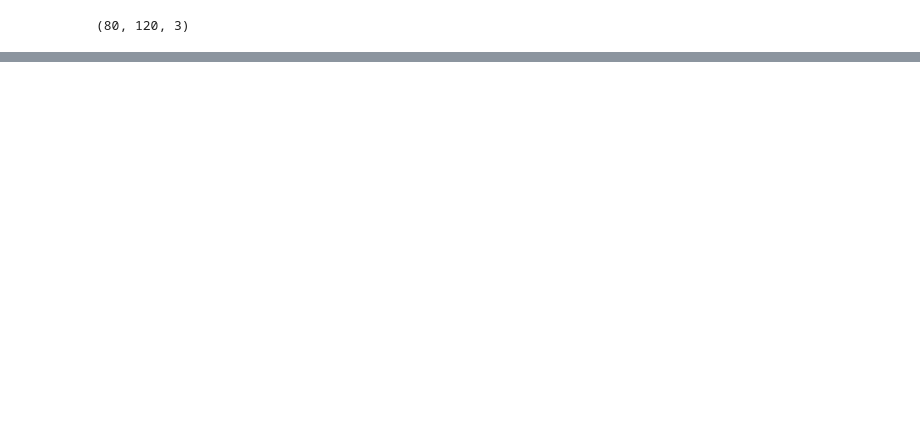
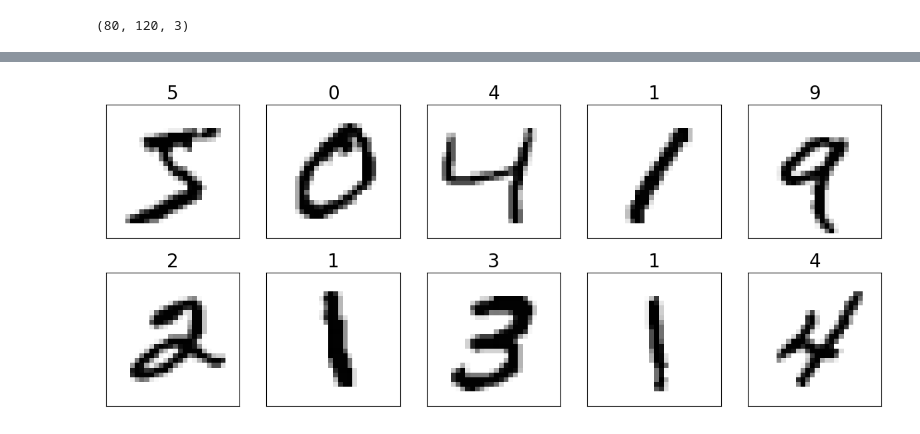
Before and after one commit to imfilip/ml_pytorch, a Jupyter notebook: scripts/12_ParallelizingNNwithPyTorch.ipynb, the cells around one changed output, grey strips where cells are left out. Drawn from its saved outputs; the diff is of its cells as text; code cells hidden in the pictures; blank space fills up the shorter version.

```diff
--- a/scripts/12_ParallelizingNNwithPyTorch.ipynb
+++ b/scripts/12_ParallelizingNNwithPyTorch.ipynb
@@ -451,0 +458,23 @@ next(iter(image_dataset))[0].numpy().transpose(1,2,0).shape
+# %%
+# training of itertools functions
+from itertools import count, cycle, repeat, islice
+
+a = count(10)
+b = cycle("ol")
+c = repeat(10, 5)
+d = islice('ABCDEFG', 2, None, 2)
+
+abc = enumerate(["A","B","C"], 5)
+
+for i in a:
+    print(i)
+    if i >12:
+        break
+print(next(b))
+print(next(b))
+print(next(b))
+print(next(b))
+
+print(f"{c}: {list(c)}")
+print(f"{d}: {list(d)}")
+print(f"{abc}: {list(abc)}")
@@ -451,0 +502,10 @@ next(iter(image_dataset))[0].numpy().transpose(1,2,0).shape
+# %%
+from itertools import islice
+
+fig = plt.figure(figsize=(12,8))
+
+for i, (image, label) in islice(enumerate(celeba_dataset), 24):
+    ax = fig.add_subplot(4,6, i+1)
+    ax.set_xticks([]); ax.set_yticks([])
+    ax.imshow(image)
+    ax.set_title(f'{label[31]}', size=15) # 31 refers to 'smile'
@@ -451,0 +531,9 @@ next(iter(image_dataset))[0].numpy().transpose(1,2,0).shape
+# %%
+fig = plt.figure(figsize=(15,6))
+for i, (image, label) in islice(enumerate(mnist_dataset), 10):
+    ax = fig.add_subplot(2,5, i+1)
+    ax.set_xticks([]); ax.set_yticks([])
+    ax.imshow(image, cmap='gray_r')
+    ax.set_title(label, size=20)
+# %% [output]
+[figure, added]
```
Also changed, not shown: parts of 26 cells of this notebook, 2 other files.
